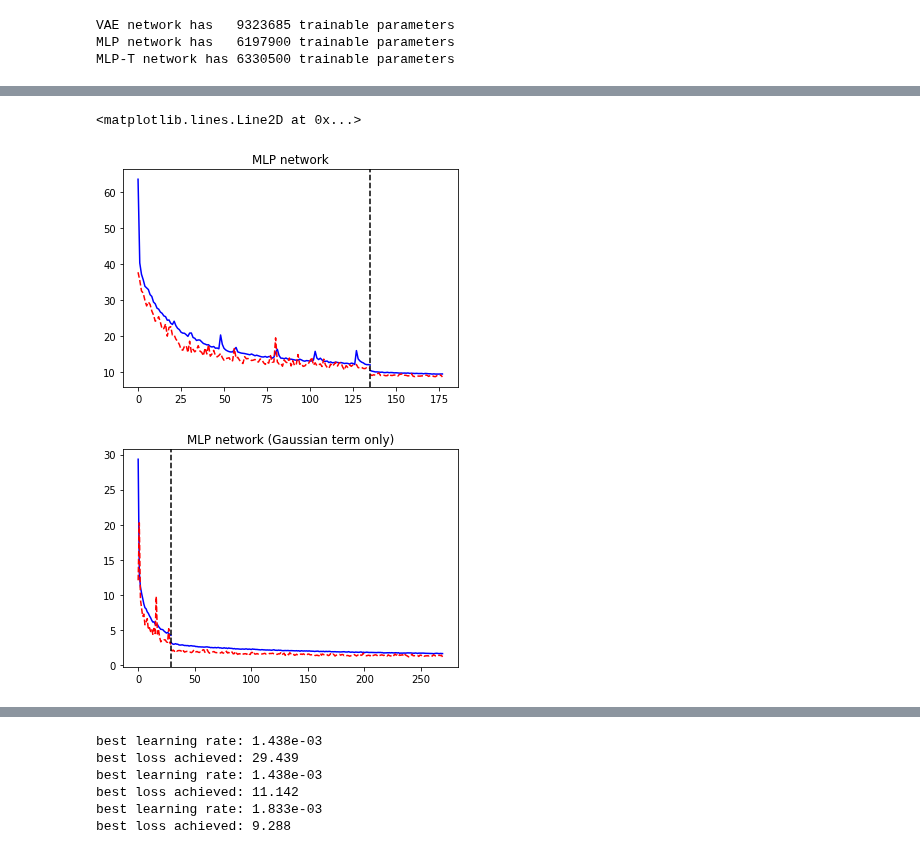
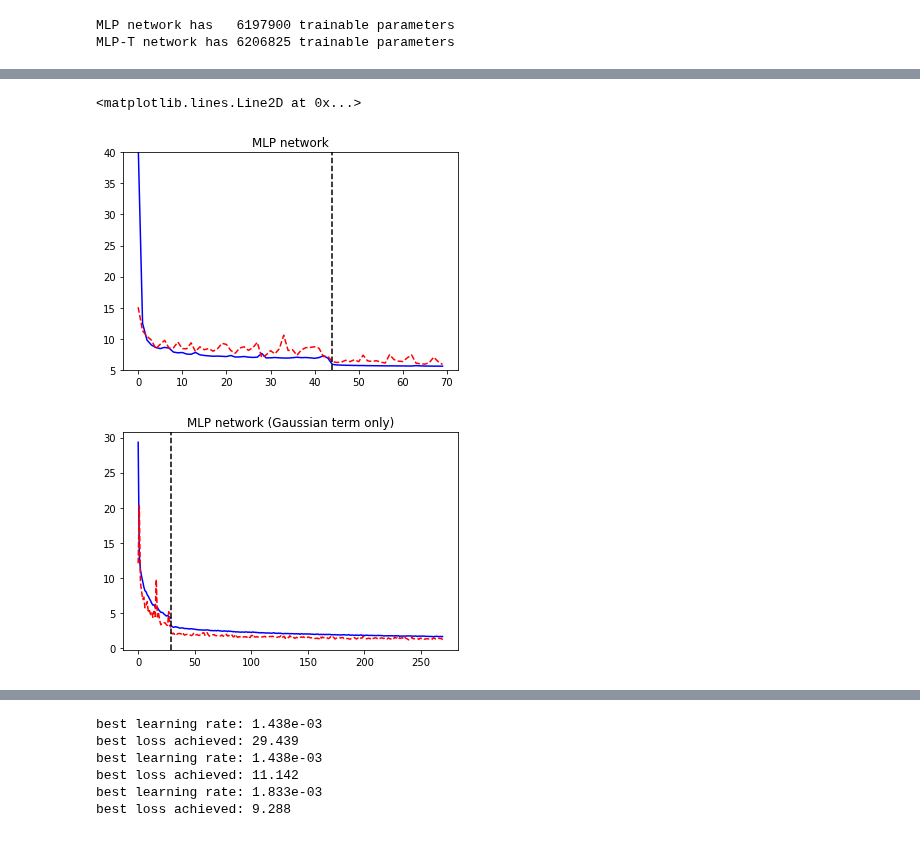
Before and after one commit to jadamo/CovNet, a Jupyter notebook: notebooks/Test-Network.ipynb, the cells around one changed output, grey strips where cells are left out. Cells and saved outputs as stored; diff of their text form; code cells hidden in the pictures.

```diff
--- a/notebooks/Test-Network.ipynb
+++ b/notebooks/Test-Network.ipynb
@@ -187,42 +178,39 @@ Cov_Emulator_MLP_G = CovNet.Networks.CovNet(net_dir_MLP_G, 50, 2)
 # %%
 # get the number of trainable parameters
-total_params_VAE = sum(p.numel() for p in net_VAE.parameters() if p.requires_grad)
-total_params_VAE += sum(p.numel() for p in net_latent_VAE.parameters() if p.requires_grad)
+#total_params_VAE = sum(p.numel() for p in net_VAE.parameters() if p.requires_grad)
+#total_params_VAE += sum(p.numel() for p in net_latent_VAE.parameters() if p.requires_grad)
 
 total_params_T = sum(p.numel() for p in net_T.parameters() if p.requires_grad)
 
 total_params_MLP = sum(p.numel() for p in net_MLP.parameters() if p.requires_grad)
 
-print("VAE network has   {:0.0f} trainable parameters".format(total_params_VAE))
+#print("VAE network has   {:0.0f} trainable parameters".format(total_params_VAE))
 print("MLP network has   {:0.0f} trainable parameters".format(total_params_MLP))
 print("MLP-T network has {:0.0f} trainable parameters".format(total_params_T))
 # %% [output]
-VAE network has   9323685 trainable parameters
 MLP network has   6197900 trainable parameters
-MLP-T network has 6330500 trainable parameters
+MLP-T network has 6206825 trainable parameters
 # %%
 # visualize the training and validation loss
 
 # MLP network
-train_loss_1 = torch.load("/home/joeadamo/Research/CovNet/emulators/ngc_z3/MLP-pretrained/train_loss.dat", map_location=CovNet.try_gpu())
-valid_loss_1 = torch.load("/home/joeadamo/Research/CovNet/emulators/ngc_z3/MLP-pretrained/valid_loss.dat", map_location=CovNet.try_gpu())
+training_data = torch.load("/home/joeadamo/Research/CovNet/emulators/ngc_z3/MLP-T/train_data.dat", map_location=CovNet.try_gpu())
 
-train_loss_2 = torch.load(net_dir_MLP+"train_loss.dat", map_location=CovNet.try_gpu())
-valid_loss_2 = torch.load(net_dir_MLP+"valid_loss.dat", map_location=CovNet.try_gpu())
+epochs = training_data[0,:]
+round_start = torch.where(epochs == 0)[0]
+train_loss = training_data[1,:]
+valid_loss = training_data[2,:]
 
-epoch_1 = range(len(train_loss_1[(train_loss_1 != 0)]))
-epoch_2 = range(len(train_loss_2[(train_loss_2 != 0)]))
-
-print("final MLP validation loss = {:0.3f}".format(torch.min(valid_loss_2[(valid_loss_2 != 0)])))
+print("final MLP validation loss = {:0.3f}".format(torch.min(valid_loss)))
 
 #fig, axs = plt.subplots(1, 2, figsize=(10, 5), sharey=True)
 
 plt.title("MLP network")
-plt.plot(epoch_1, train_loss_1[(train_loss_1 != 0)], color="blue", label="training loss")
-plt.plot(epoch_2+np.amax(epoch_1), train_loss_2[(train_loss_2 != 0)], color="blue", label="training loss")
-plt.plot(epoch_1, valid_loss_1[(valid_loss_1 != 0)], color="red", ls="--", label="validation loss")
-plt.plot(epoch_2+np.amax(epoch_1), valid_loss_2[(valid_loss_2 != 0)], color="red", ls="--", label="validation loss")
-plt.axvline(np.amax(epoch_1), c="black", ls="--")
+plt.plot(range(len(epochs)), train_loss, color="blue", label="training loss")
+plt.plot(range(len(epochs)), valid_loss, color="red", ls="--", label="validation loss")
+plt.ylim(5, 40)
+for i in range(1, len(round_start)):
+    plt.axvline(round_start[i], c="black", ls="--")
 
 # MLP Gaussian Network
 train_loss_1 = torch.load("/home/joeadamo/Research/CovNet/emulators/ngc_z3/MLP-gaussian-pretrained/train_loss.dat", map_location=CovNet.try_gpu())
@@ -245,30 +233,4 @@ plt.plot(epoch_2+np.amax(epoch_1), train_loss_2[(train_loss_2 != 0)], color="blu
 plt.plot(epoch_1, valid_loss_1[(valid_loss_1 != 0)], color="red", ls="--", label="validation loss")
 plt.plot(epoch_2+np.amax(epoch_1), valid_loss_2[(valid_loss_2 != 0)], color="red", ls="--", label="validation loss")
 plt.axvline(np.amax(epoch_1), c="black", ls="--")
-
-
-# epoch = range(len(train_loss[(train_loss != 0)]))
-# plt.title("MLP Network")
-# plt.plot(epoch, train_loss[(train_loss != 0)], color="blue", label="training loss")
-# plt.plot(epoch, valid_loss[(valid_loss != 0)], color="red", ls="--", label="validation loss")
-# plt.xlabel("epoch")
-# plt.ylim(torch.min(train_loss[(train_loss != 0)])*0.8, train_loss[0]*1.1)
-# #plt.ylim(90, 400)
-# #plt.yscale("log")
-# plt.legend()
-
-# if structure_flag == 0 or structure_flag == 3:
-#     train_loss_f = torch.load(net_dir_AE+"train_loss-latent.dat", map_location=CovNet.try_gpu())
-#     valid_loss_f = torch.load(net_dir_AE+"valid_loss-latent.dat", map_location=CovNet.try_gpu())
-#     print("final Latent network validation loss = {:0.3f}".format(torch.min(valid_loss_f[(valid_loss_f != 0)])))
-#     epoch_f = range(len(train_loss_f[(train_loss_f != 0)]))
-
-#     plt.figure()
-#     plt.title("latent-space network")
-#     plt.plot(epoch_f, train_loss_f[(train_loss_f != 0)], color="blue", label="training loss")
-#     plt.plot(epoch_f, valid_loss_f[(train_loss_f != 0)], color="red", ls="--", label="validation loss")
-#     plt.xlabel("epoch")
-#     plt.ylabel("loss")
-#     #plt.yscale("log")
-#     plt.legend()
 # %% [output]
@@ -276,4 +238,4 @@ final MLP validation loss = 8.646
 final MLP validation loss = 1.143
 <matplotlib.lines.Line2D at 0x...>
-[figure, old version]
+[figure, new version]
 [figure]
```
Also changed, not shown: parts of 21 cells of this notebook, 1 other file.
